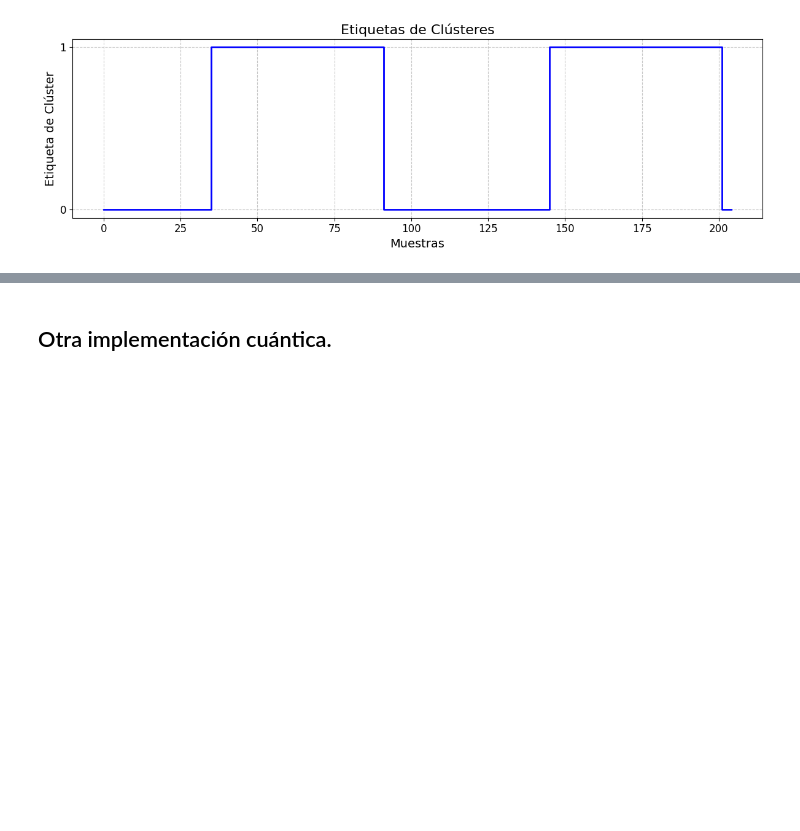
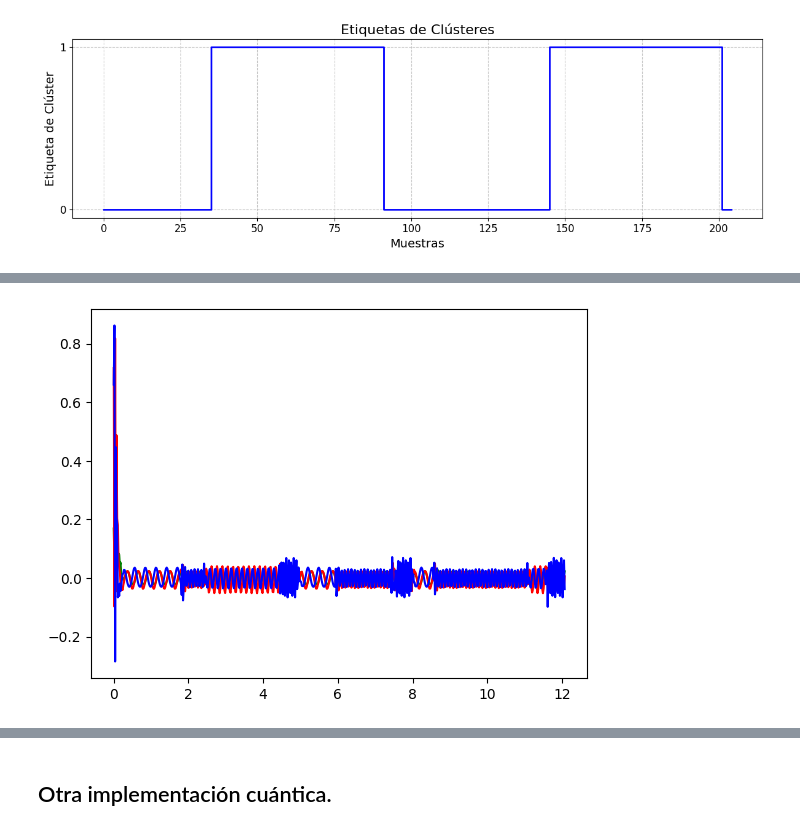
Before and after one commit to manuuuv/TFG, a Jupyter notebook: Quantum_RC.ipynb, the cells around one changed output, grey strips where cells are left out. Drawn from its saved outputs; the diff is of its cells as text; code cells hidden in the pictures; blank space fills up the shorter version.

```diff
--- a/Quantum_RC.ipynb
+++ b/Quantum_RC.ipynb
@@ -406,0 +508,7 @@ plt.show()
+# %%
+plt.plot(t, RS2[0, 1:], color = 'green')
+plt.plot(t, RS2[1, 1:], color = 'red')
+plt.plot(t, RS2[2, 1:], color = 'blue')
+plt.show()
+# %% [output]
+[figure, added]
```
Also changed, not shown: parts of 42 cells of this notebook, 1 other file.
